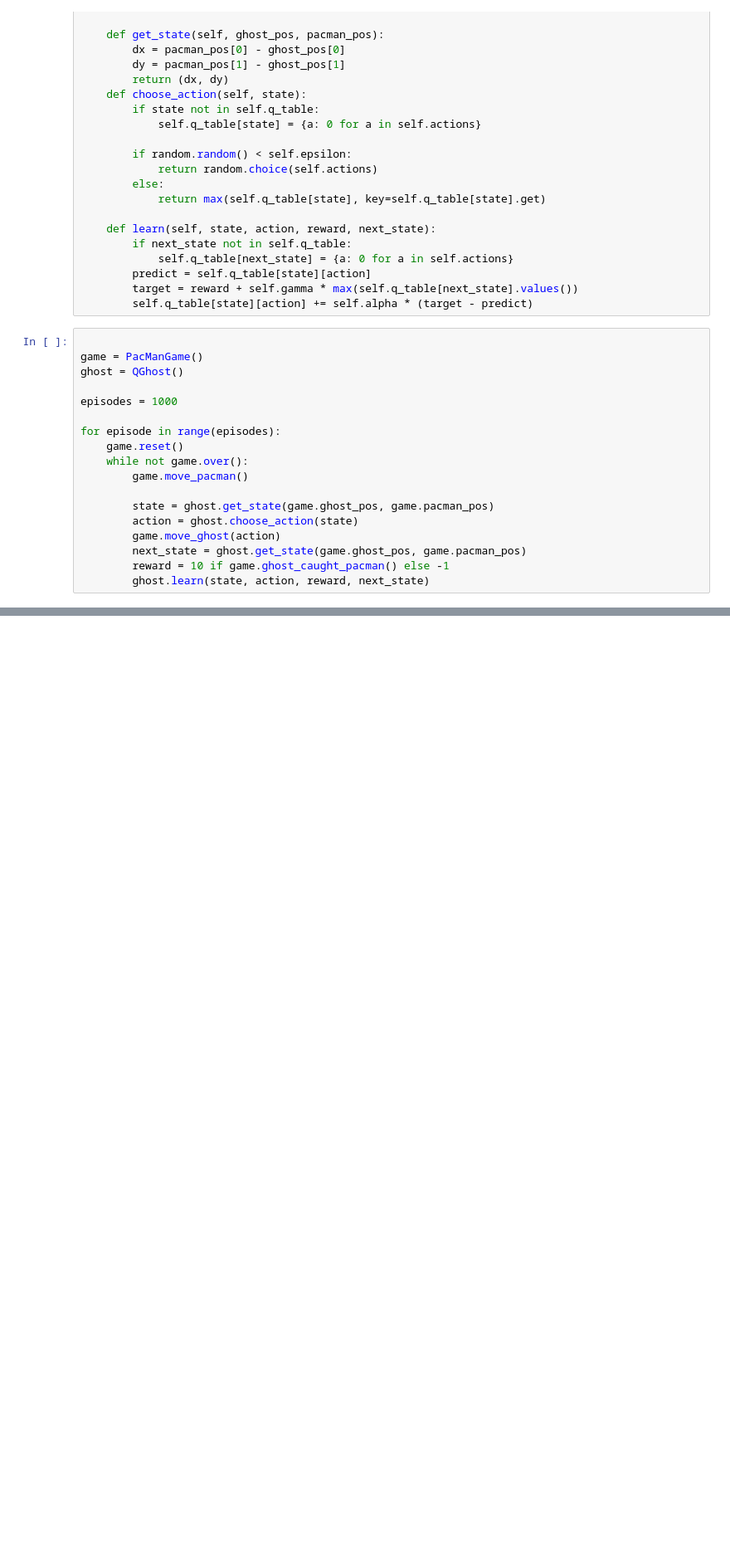
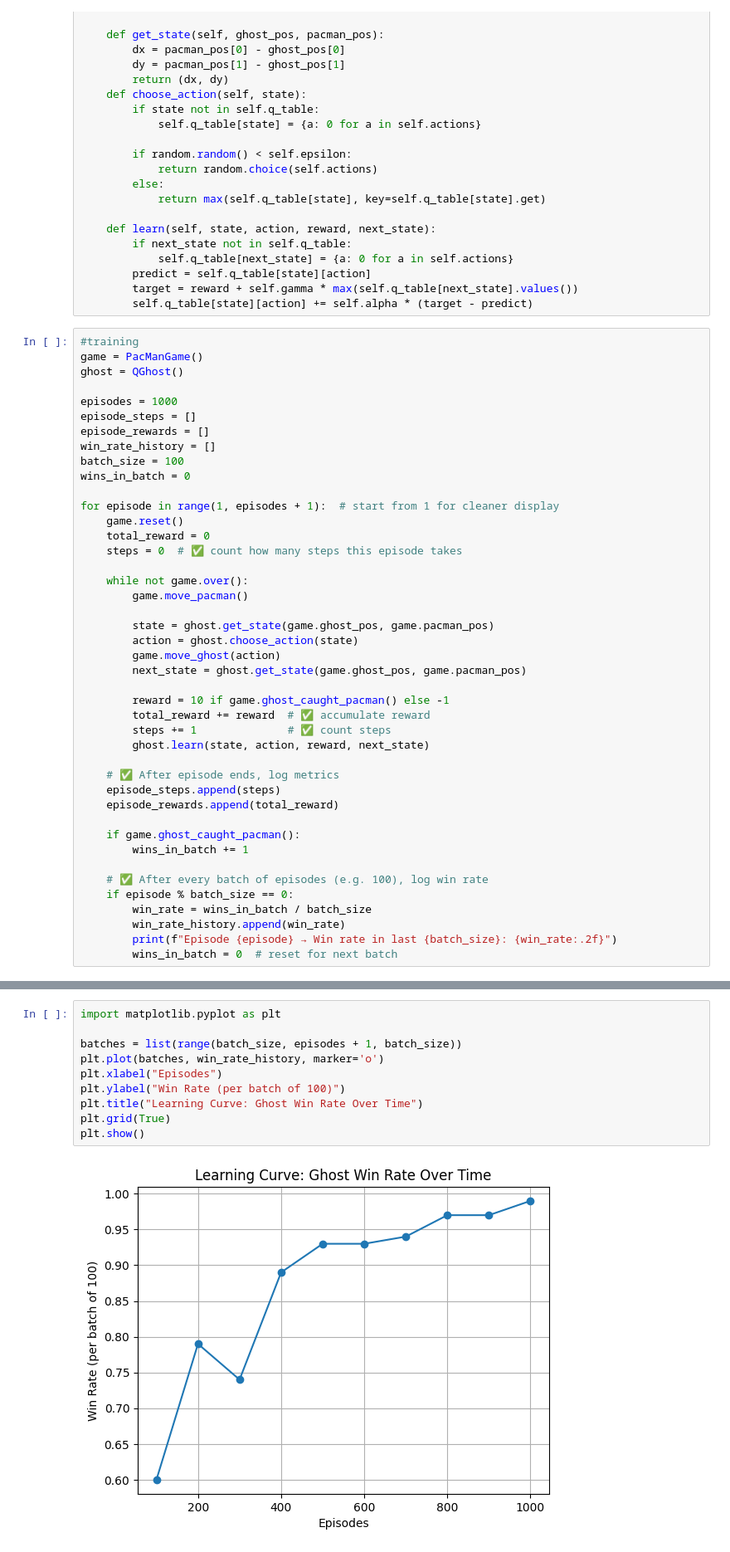
Before and after one commit to Maryam8-prog/Pac-Man-Ghost-, a Jupyter notebook: Untitled.ipynb, the cells around one changed output, grey strips where cells are left out. Shown at 83% size. Saved outputs shown, nothing was run; the diff lists cells and outputs as text; blank space fills up the shorter version.

```diff
--- a/Untitled.ipynb
+++ b/Untitled.ipynb
@@ -253,14 +258,22 @@ class QGhost:
         target = reward + self.gamma * max(self.q_table[next_state].values())
         self.q_table[state][action] += self.alpha * (target - predict)
 # %%
-
+#training
 game = PacManGame()
 ghost = QGhost()
 
 episodes = 1000
+episode_steps = []
+episode_rewards = []
+win_rate_history = []
+batch_size = 100
+wins_in_batch = 0
 
-for episode in range(episodes):
+for episode in range(1, episodes + 1):  # start from 1 for cleaner display
     game.reset()
+    total_reward = 0
+    steps = 0  # ✅ count how many steps this episode takes
+
     while not game.over():
         game.move_pacman()
 
@@ -268,5 +281,22 @@ for episode in range(episodes):
         action = ghost.choose_action(state)
         game.move_ghost(action)
         next_state = ghost.get_state(game.ghost_pos, game.pacman_pos)
+
         reward = 10 if game.ghost_caught_pacman() else -1
+        total_reward += reward  # ✅ accumulate reward
+        steps += 1              # ✅ count steps
         ghost.learn(state, action, reward, next_state)
+
+    # ✅ After episode ends, log metrics
+    episode_steps.append(steps)
+    episode_rewards.append(total_reward)
+
+    if game.ghost_caught_pacman():
+        wins_in_batch += 1
+
+    # ✅ After every batch of episodes (e.g. 100), log win rate
+    if episode % batch_size == 0:
+        win_rate = wins_in_batch / batch_size
+        win_rate_history.append(win_rate)
+        print(f"Episode {episode} → Win rate in last {batch_size}: {win_rate:.2f}")
+        wins_in_batch = 0  # reset for next batch
@@ -273,3 +314,15 @@ for episode in range(episodes):
+# %%
+import matplotlib.pyplot as plt
+
+batches = list(range(batch_size, episodes + 1, batch_size))
+plt.plot(batches, win_rate_history, marker='o')
+plt.xlabel("Episodes")
+plt.ylabel("Win Rate (per batch of 100)")
+plt.title("Learning Curve: Ghost Win Rate Over Time")
+plt.grid(True)
+plt.show()
+# %% [output]
+[figure, added]
 # %%
 # Disable exploration for testing
 ghost.epsilon = 0
```
Also changed, not shown: parts of 6 cells of this notebook, 1 other file.
